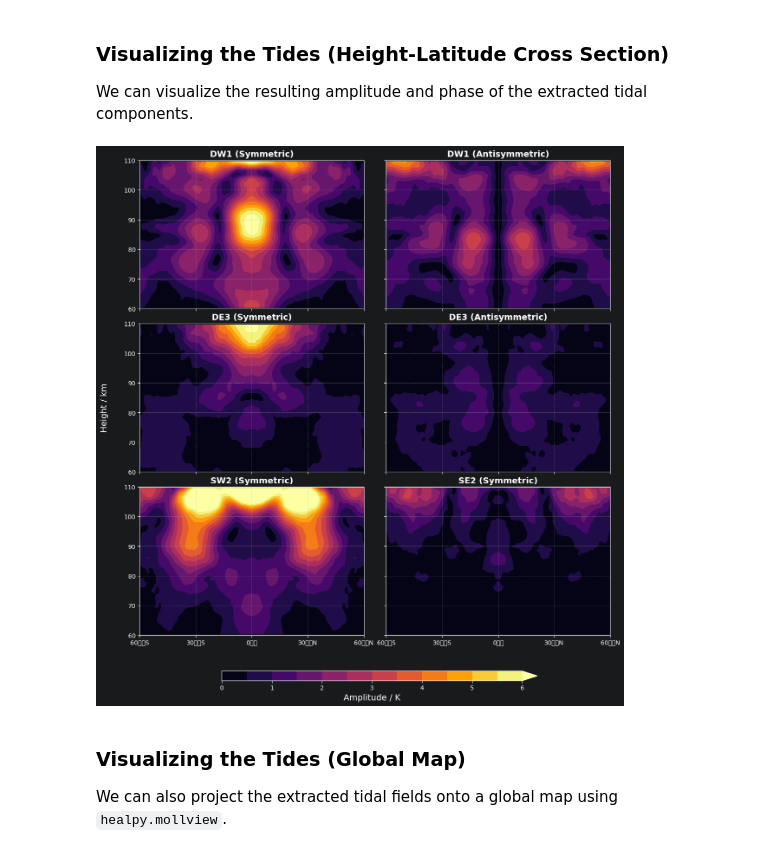
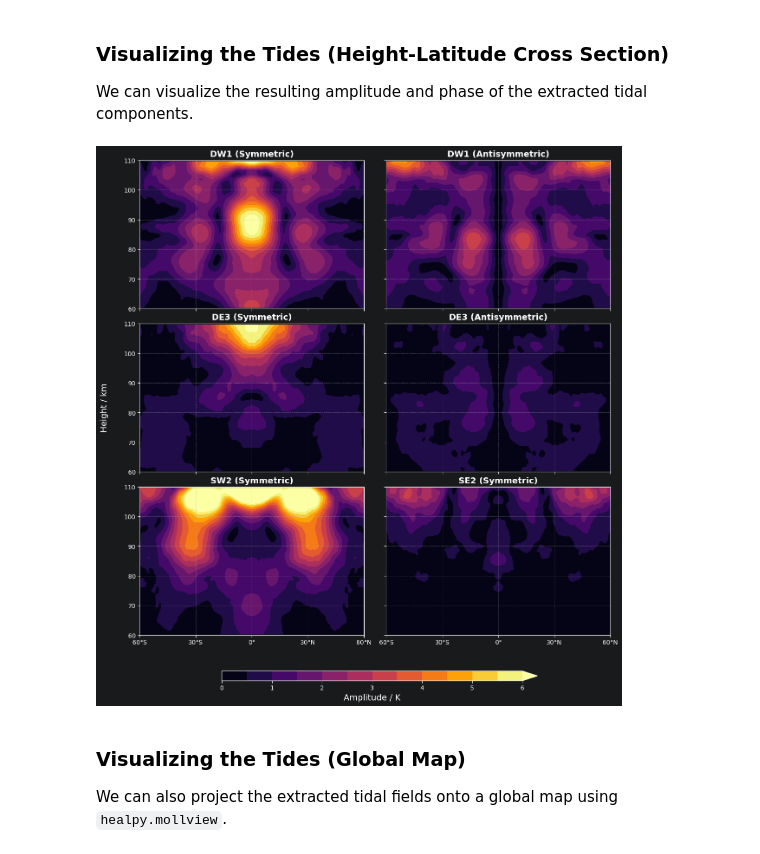
Before and after one commit to deterministic-nonperiodic/HealICON, a Jupyter notebook: examples/HealICON_Tutorial.ipynb, the cells around one changed output. Cells and saved outputs as stored; diff of their text form; code cells hidden in the pictures.

```diff
--- a/examples/HealICON_Tutorial.ipynb
+++ b/examples/HealICON_Tutorial.ipynb
@@ -128,37 +128,37 @@ fig, axes = plt.subplots(3, 2, figsize=(14, 15), sharex=True, sharey=True)
 axes = axes.flatten()
 
 lat_ticks = [-60, -30, 0, 30, 60]
-lat_labels = ['60﷿﷿S', '30﷿﷿S', '0﷿﷿', '30﷿﷿N', '60﷿﷿N']
+lat_labels = ['60°S', '30°S', '0°', '30°N', '60°N']
 levels = np.linspace(0, 6.0, 13)
 
 for i, (name, meta) in enumerate(modes.items()):
     ax = axes[i]
     var_name = 'temp_amp_sym' if meta['type'] == 'Symmetric' else 'temp_amp_asy'
     data = ds_tides[var_name].sel(period=meta['period'], m=meta['m'], method='nearest')
 
     y = data.height / 1000.0  # Convert to km
     x = data.lat
     cf = ax.contourf(x, y, data, levels=levels, cmap='inferno', extend='max')
 
     ax.set_title(f"{name.split('_')[0]} ({meta['type']})", fontsize=14, fontweight='bold')
     ax.set_xlim(-60, 60)
     ax.set_ylim(60, 110)
     ax.set_xticks(lat_ticks)
     ax.set_xticklabels(lat_labels)
     ax.grid(True, linestyle='--', alpha=0.5)
     ax.label_outer()
 
 # Add a single colorbar
 fig.subplots_adjust(bottom=0.15, hspace=0.1, wspace=0.1)
 cbar_ax = fig.add_axes([0.26, 0.08, 0.52, 0.015])
 cbar = fig.colorbar(cf, cax=cbar_ax, orientation='horizontal')
 cbar.set_label('Amplitude / K', fontsize=14)
 
 # Set common y label
 fig.text(0.06, 0.5, 'Height / km', va='center', rotation='vertical', fontsize=14)
 plt.show()
 # %% [output]
-[figure, old version]
+[figure, new version]
 # %% [markdown]
 ### Visualizing the Tides (Global Map)
 We can also project the extracted tidal fields onto a global map using `healpy.mollview`.
```
Also changed, not shown: 6 other files.
